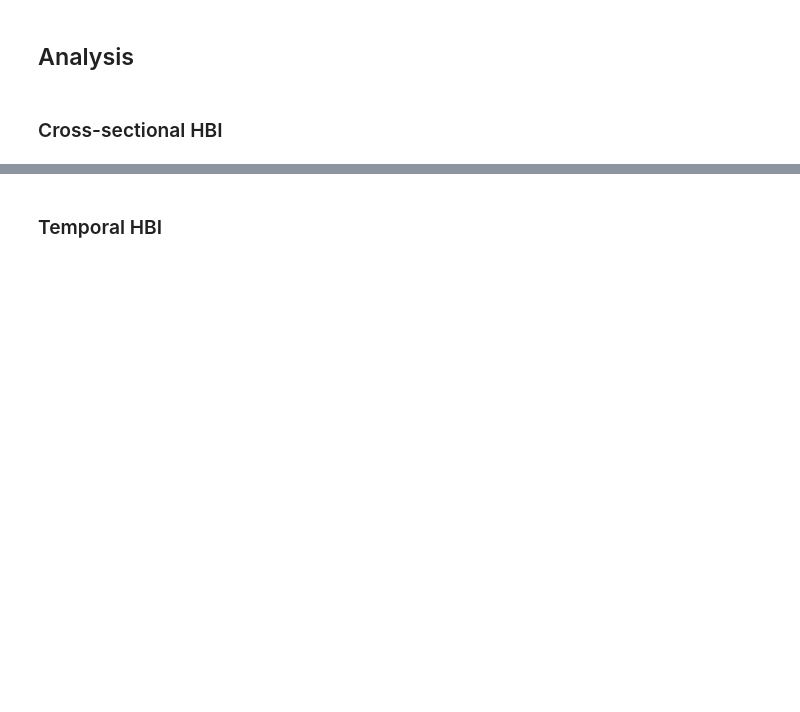
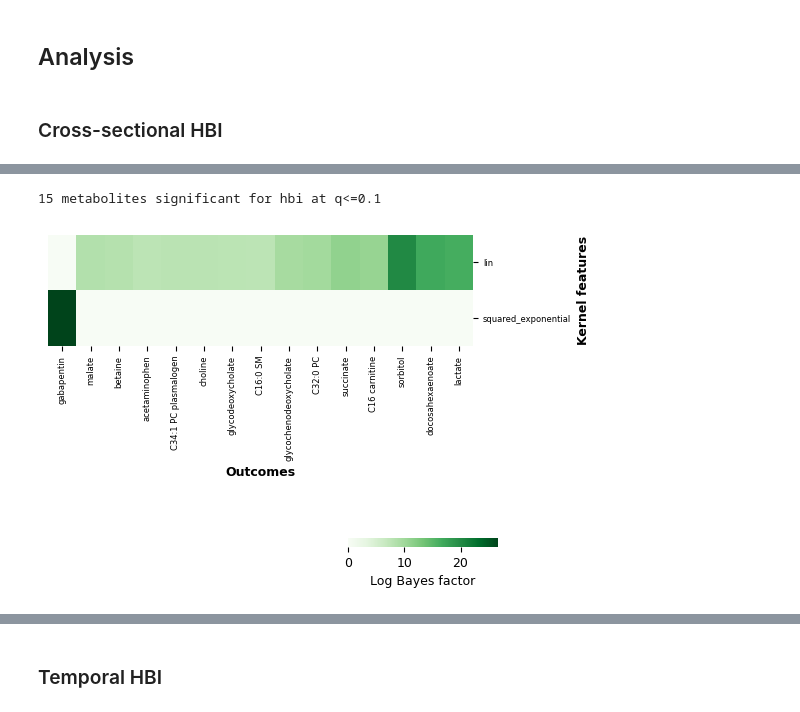
Before and after one commit to omicsEye/waveome, a Jupyter notebook: examples/iHMP/ihmp_waveome.ipynb, the cells around one changed output, grey strips where cells are left out. Cells and saved outputs as stored; diff of their text form; code cells hidden in the pictures; blank space fills up the shorter version.

```diff
--- a/examples/iHMP/ihmp_waveome.ipynb
+++ b/examples/iHMP/ihmp_waveome.ipynb
@@ -386,3 +408,55 @@ plt.show()
+# %%
+# Q-value driven heatmap for cross-sectional HBI (see FINDINGS.md for why
+# this replaced the old fixed metric_cutoff).
+NOMINAL_Q_HBI = 0.1
+
+hbi_df = gps.get_significance_table()
+hbi_df = hbi_df[hbi_df["covariate"] == "hbi"].copy()
+# SE and Lin have different null spreads, so stratify by kernel type
+# rather than pooling (see get_significance_table's docstring).
+hbi_df["q_value"] = calc_hardened_eb_qvalues(
+    hbi_df["log_bf"].values,
+    groups=hbi_df["kernel_type"].values,
+    null_offset=hbi_df["null_offset"].values,
+)[1]
+
+sig_metabolites = hbi_df.loc[hbi_df["q_value"] <= NOMINAL_Q_HBI, "metabolite"].unique()
+print(f"{len(sig_metabolites)} metabolites significant for hbi at q<={NOMINAL_Q_HBI}")
+
+heat_data = (
+    hbi_df[hbi_df["metabolite"].isin(sig_metabolites)]
+    .pivot_table(index="metabolite", columns="kernel_type", values="log_bf", fill_value=0)
+)
+name_map = mbx_lookup.set_index("Compound")["Metabolite"]
+heat_data.index = heat_data.index.map(name_map)
+
+# Matches GPSearch.plot_heatmap's styling; robust color scaling instead of
+# a hardcoded vmax.
+p = sns.clustermap(
+    heat_data.transpose(),
+    figsize=(6, 3.5),
+    vmin=0,
+    robust=True,
+    cmap="Greens",
+    fmt="g",
+    cbar_pos=(0.7, -0.01, 0.25, 0.025),
+    cbar_kws={"label": "Log Bayes factor", "orientation": "horizontal"},
+)
+ax = p.ax_heatmap
+plt.setp(ax.xaxis.get_majorticklabels(), rotation=90, horizontalalignment="center")
+plt.setp(ax.yaxis.get_majorticklabels(), rotation=0, horizontalalignment="left")
+ax.set_xlabel("Outcomes", fontweight="bold", fontsize=9)
+ax.set_ylabel("Kernel features", fontweight="bold", fontsize=9)
+ax.get_xaxis().set_tick_params(which="both", labelsize=6)
+ax.get_yaxis().set_tick_params(which="both", labelsize=6)
+p.ax_row_dendrogram.set_visible(False)
+p.ax_col_dendrogram.set_visible(False)
+p.cax.tick_params(labelsize=9)
+p.cax.set_xlabel("Log Bayes factor", fontsize=9)
+plt.show()
+# %% [output]
+15 metabolites significant for hbi at q<=0.1
+[figure, added]
 # %%
 # Inspect the top metabolites for cross-sectional HBI feature
 hbi_compounds = pd.merge(
```
Also changed, not shown: parts of 14 cells of this notebook.
